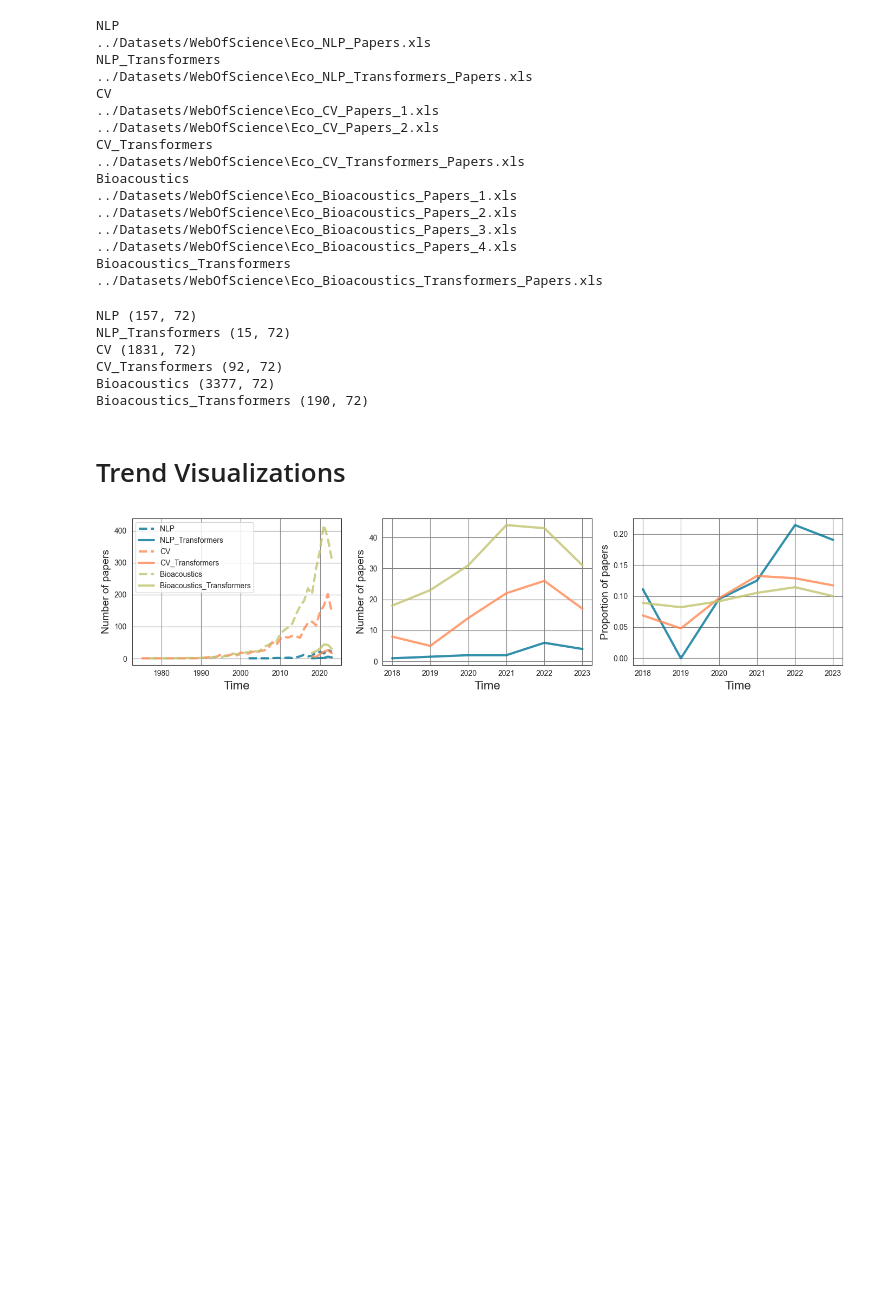
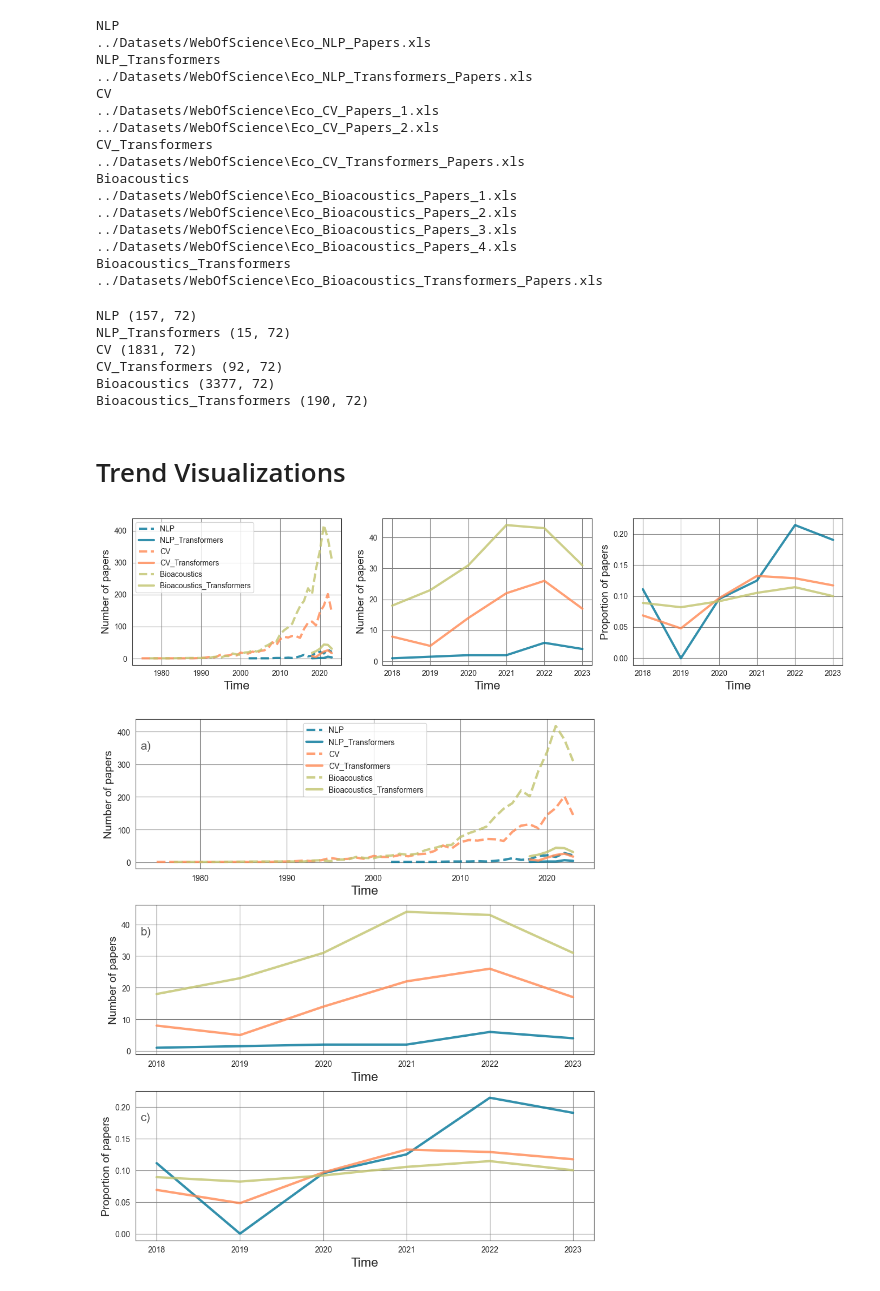
Before and after one commit to ViktorDomazetoski/Ecological-LLMs, a Jupyter notebook: Literature Review/01. Literature_Visualization.ipynb, the cells around one changed output. Saved outputs shown, nothing was run; the diff lists cells and outputs as text; code cells hidden in the pictures; blank space fills up the shorter version.

```diff
--- a/Literature Review/01. Literature_Visualization.ipynb
+++ b/Literature Review/01. Literature_Visualization.ipynb
@@ -126,3 +126,59 @@ plt.tight_layout()
 plt.show()
 # %% [output]
 [figure]
+# %%
+fig, axes  = plt.subplots(figsize=(9,10), nrows = 3)
+plt.subplot(311)
+for i, field in enumerate(fields):
+
+    df_year = df_literature_dict[field]["Publication Year"].value_counts().sort_index()
+    year = df_year.index
+    N_papers = df_year.values
+    linestyle = "--" if i%2==0 else "-"
+    plt.plot(year, N_papers, color = color_palette[i//2], linestyle = linestyle, linewidth = 3, label = field, alpha = 0.8)
+
+axes[0].text(0.01, 0.8, "a)", transform=axes[0].transAxes,
+            size=15, color = "#555555")
+plt.xlabel("Time", size = 16)
+plt.ylabel("Number of papers", size = 14)
+plt.legend(loc = "upper center")
+
+plt.subplot(312)
+for i, field in enumerate(fields):
+    if("Transformers" not in field):
+        continue
+    df_year = df_literature_dict[field]["Publication Year"].value_counts().sort_index()
+    year = df_year.index
+    N_papers = df_year.values
+    linestyle = "-." if i%2==0 else "-"
+    plt.plot(year, N_papers, color = color_palette[i//2], linestyle = linestyle, linewidth = 3, label = field, alpha = 0.8)
+
+axes[1].text(0.01, 0.8, "b)", transform=axes[1].transAxes,
+            size=15, color = "#555555")
+plt.xlabel("Time", size = 16)
+plt.ylabel("Number of papers", size = 14)
+# plt.legend()
+
+plt.subplot(313)
+for i, field in enumerate(fields):
+    if("Transformers" in field):
+        continue
+    df_year = df_literature_dict[field]["Publication Year"].value_counts().sort_index()
+    df_year_tr = df_literature_dict[field+"_Transformers"]["Publication Year"].value_counts().sort_index()
+    linestyle = "-" if i%2==0 else "-."
+
+    years = np.arange(2018, 2024)
+    proportion = np.zeros(len(years))
+    for year in df_year_tr.index:
+        proportion[year-2018] = df_year_tr.loc[year] / df_year.loc[year]
+    plt.plot(years, proportion, color = color_palette[i//2], linestyle = linestyle, linewidth = 3, label = field, alpha = 0.8)
+axes[2].text(0.01, 0.8, "c)", transform=axes[2].transAxes,
+            size=15, color = "#555555")
+plt.xlabel("Time", size = 16)
+plt.ylabel("Proportion of papers", size = 14)
+# plt.legend()
+
+plt.tight_layout()
+plt.show()
+# %% [output]
+[figure, added]
```
Also changed, not shown: 16 other files.
